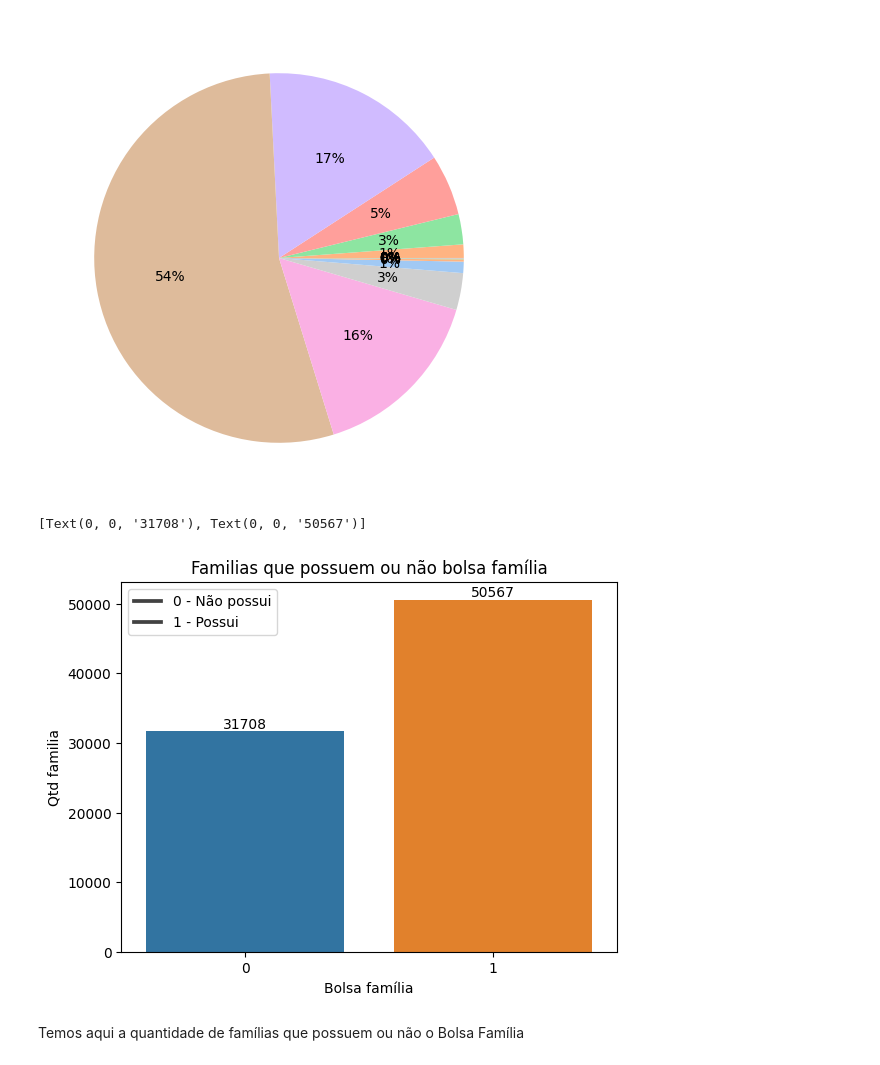
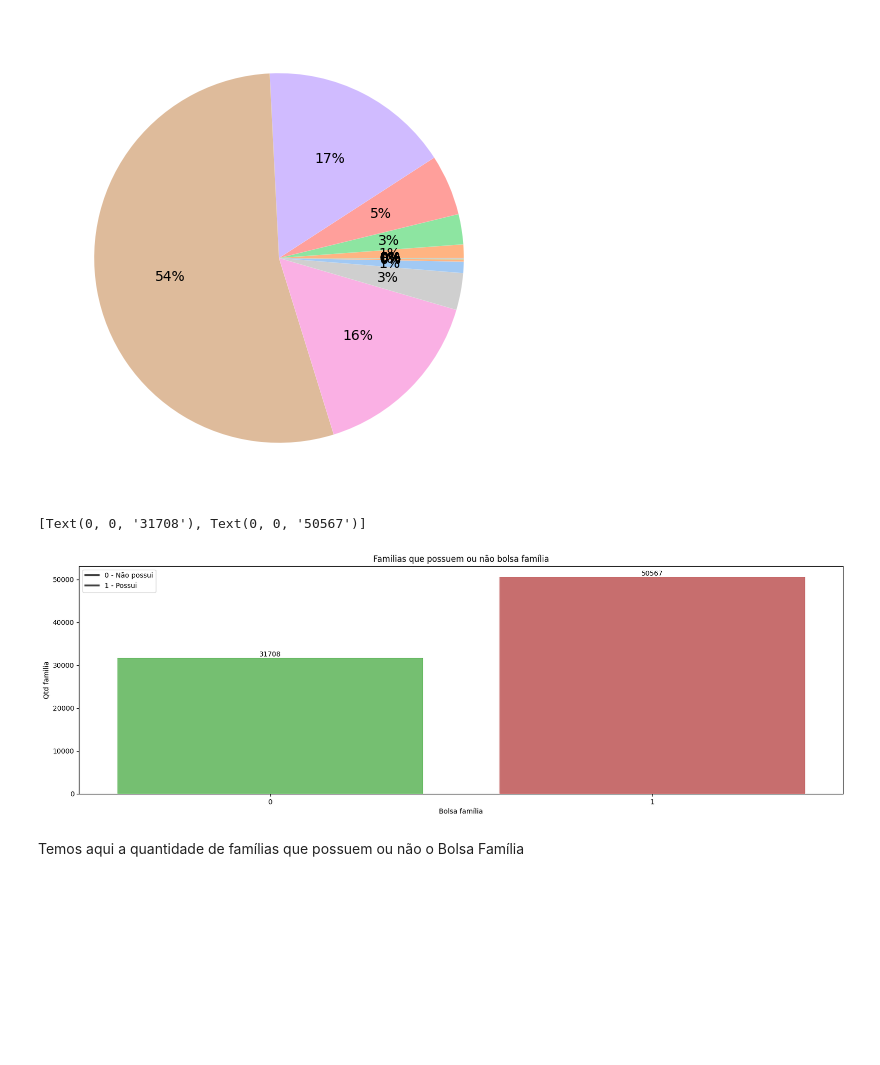
Before and after one commit to Jownao/dive_datascience, a Jupyter notebook: lab/03_Analise_dados_bolsa_familia.ipynb, the cells around one changed output. Cells and saved outputs as stored; diff of their text form; code cells hidden in the pictures; blank space fills up the shorter version.

```diff
--- a/lab/03_Analise_dados_bolsa_familia.ipynb
+++ b/lab/03_Analise_dados_bolsa_familia.ipynb
@@ -145,19 +148,19 @@ plt.show()
 # %%
 # Familias x Bolsa /
 
 datatb = dataf.groupby("marc_pbf")['id_familia'].count()
 datatb = convert_sums_frame(datatb, ['marc_pbf','id_familia'])
 datatb = datatb.sort_values(by='marc_pbf',
                       ascending=False )
 
-bar = sns.barplot(data=datatb, x="marc_pbf",y="id_familia")
+bar = sns.barplot(data=datatb, x="marc_pbf",y="id_familia", palette=colors)
 bar.set(xlabel='Bolsa família',ylabel='Qtd familia')
 plt.title('Familias que possuem ou não bolsa família')
 plt.legend(('0 - Não possui','1 - Possui'))
 bar.bar_label(bar.containers[0])
 # %% [output]
 [Text(0, 0, '31708'), Text(0, 0, '50567')]
-[figure, old version]
+[figure, new version]
 # %% [markdown]
 Temos aqui a quantidade de famílias que possuem ou não o Bolsa Família
 # %%
```
Also changed, not shown: parts of 26 cells of this notebook.
